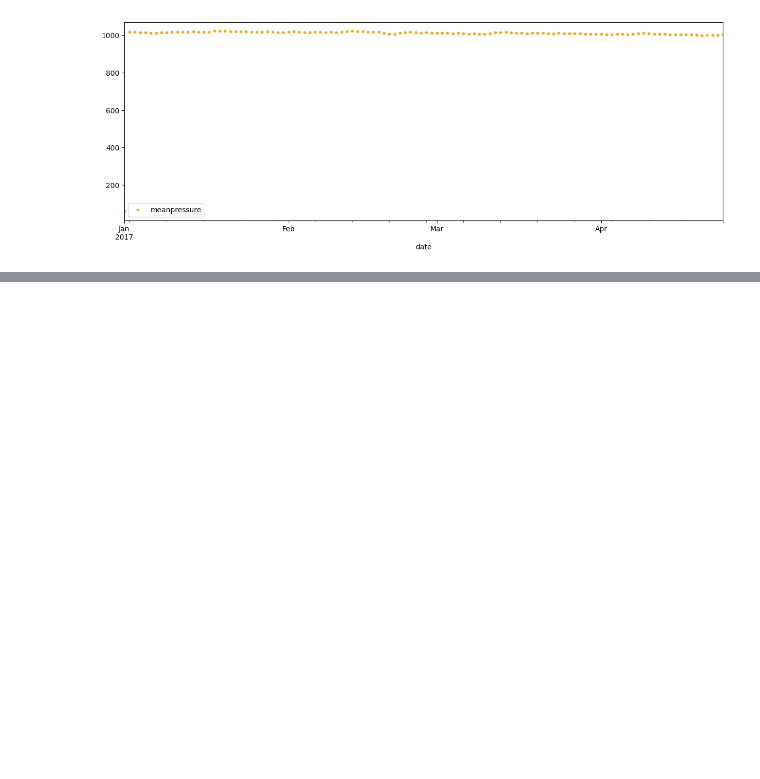
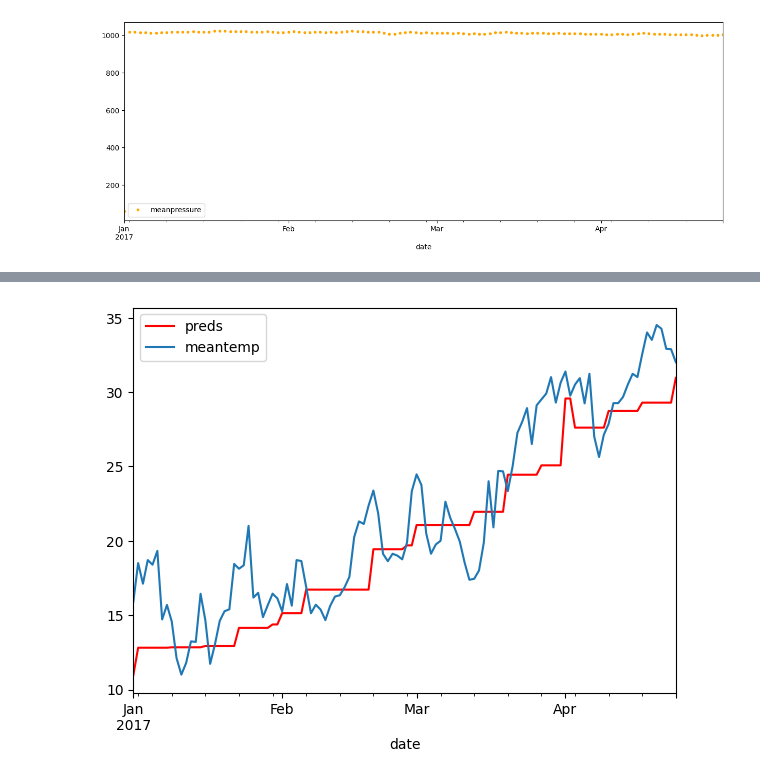
Before and after one commit to Ethan-Jolly/Climate_forecast, a Jupyter notebook: Climate_Forecast.ipynb, the cells around one changed output, grey strips where cells are left out. Cells and saved outputs as stored; diff of their text form; code cells hidden in the pictures; blank space fills up the shorter version.

Commit message:
Added Xgboost prediction

```diff
--- a/Climate_Forecast.ipynb
+++ b/Climate_Forecast.ipynb
@@ -87,0 +105,16 @@ date
+# %%
+def visualise_preds(original_frame, X_test, model, target):
+    X_test = X_test.copy()
+    preds = model.predict(X_test)
+    X_test['preds'] = preds
+
+    fig, ax = plt.subplots(figsize=(7, 5))
+    X_test.plot(ax=ax, y='preds', color='red')
+    original_frame.plot(ax=ax, y=target)
+# %%
+features = ['week', 'month']
+target = 'meantemp'
+# %%
+X_train, X_test, y_train, y_test = get_train_test(features, target, train=dfcp, test=dfcp_test)
+
+print(X_train)
@@ -87,0 +147,7 @@ date
+# %%
+mean_temp_reg = xgb.XGBRegressor(n_estimators=1000,
+                       early_stopping_rounds=50,
+                       objective='reg:squarederror',
+                       max_depth=3,
+                       learning_rate=0.01)
+mean_temp_reg.fit(X_train, y_train, eval_set=[(X_train, y_train), (X_test, y_test)], verbose=100)
@@ -87,0 +175,4 @@ date
+# %%
+visualise_preds(dfcp_test, X_test, mean_temp_reg, target)
+# %% [output]
+[figure, added]
```
Also changed, not shown: parts of 5 cells of this notebook, 1 other file.
